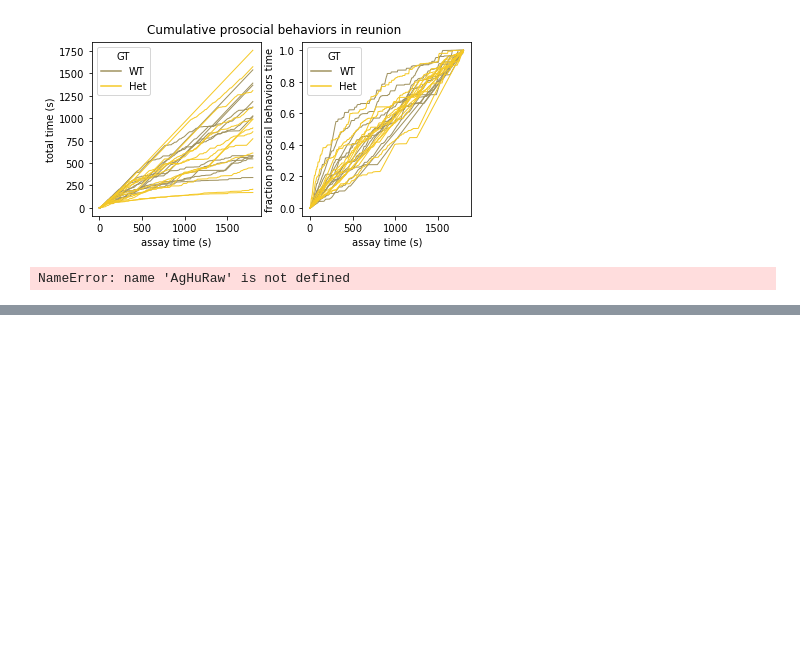
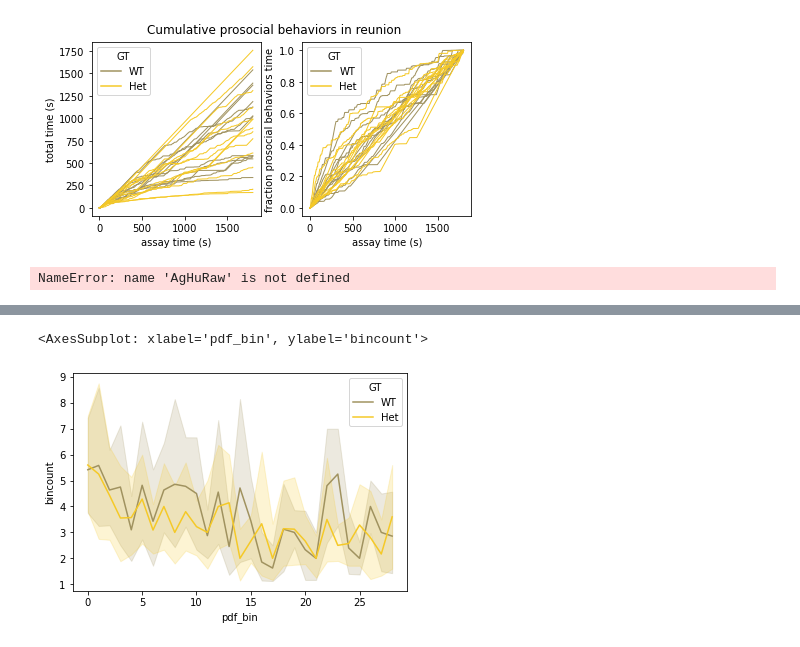
Before and after one commit to nhoglen/scn2a-paper-GWJSNH-code, a Jupyter notebook: 20240811_pipeline_plottingCDFs.ipynb, the cells around one changed output, grey strips where cells are left out. Drawn from its saved outputs; the diff is of its cells as text; code cells hidden in the pictures; blank space fills up the shorter version.

```diff
--- a/20240811_pipeline_plottingCDFs.ipynb
+++ b/20240811_pipeline_plottingCDFs.ipynb
@@ -561,0 +455,5 @@ NameError: name 'AgHuRaw' is not defined
+# %%
+sns.lineplot(data=InSnHist[InSnHist.sex=='F'],x='pdf_bin',y='bincount',hue='GT',palette=fpal,hue_order=['WT','Het'])
+# %% [output]
+<AxesSubplot: xlabel='pdf_bin', ylabel='bincount'>
+[figure, added]
```
Also changed, not shown: parts of 11 cells of this notebook, 1 other file.
